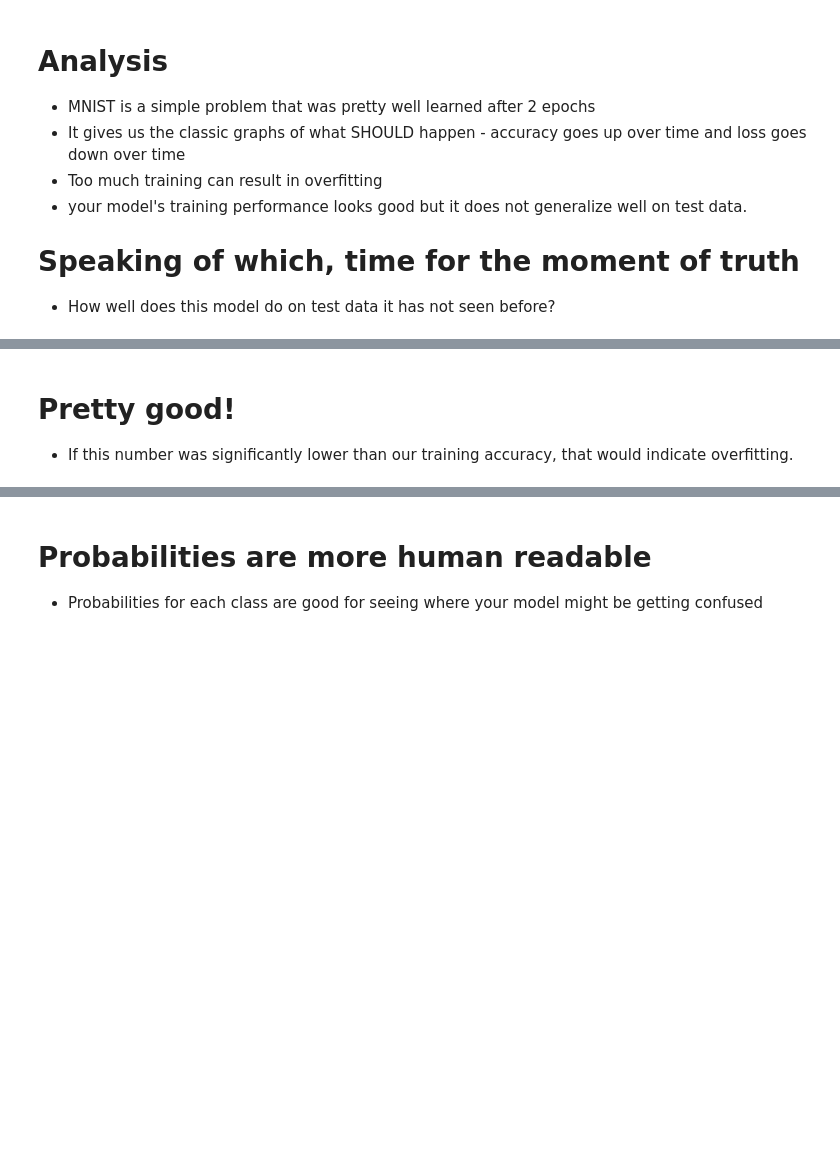
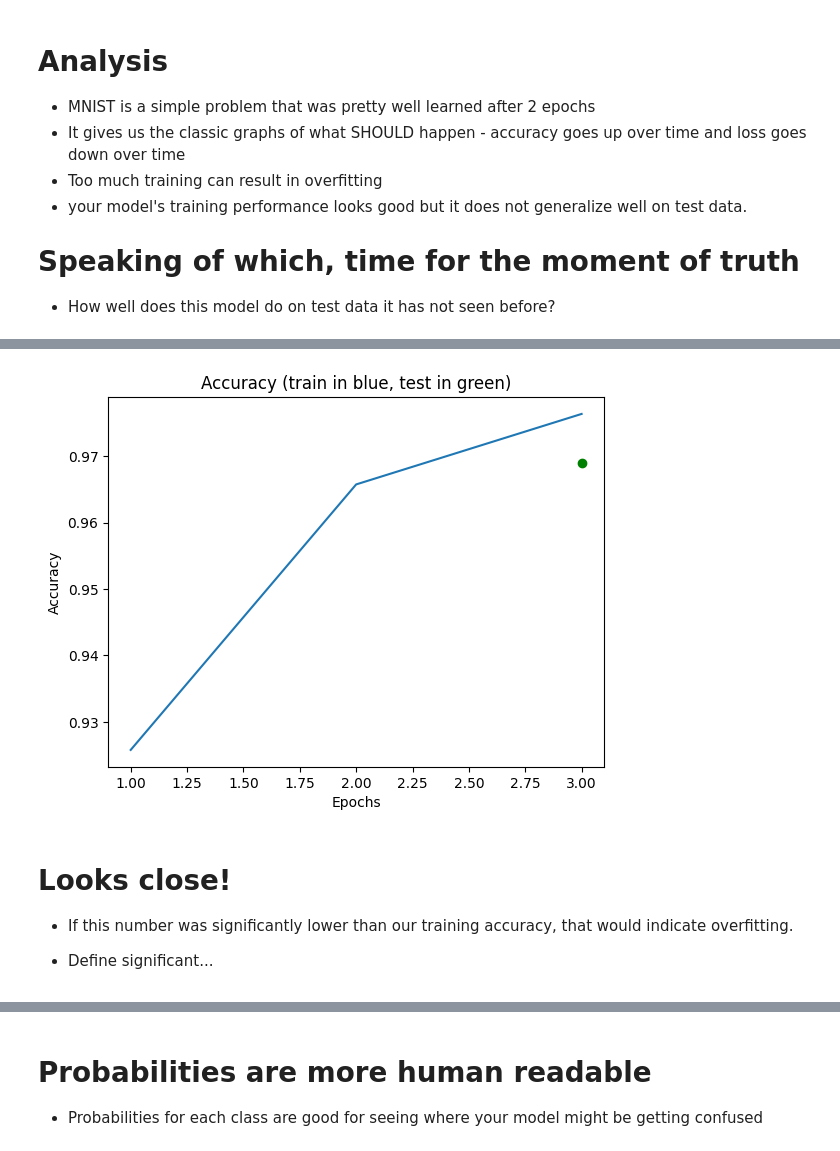
Before and after one commit to chpc-uofu/AIML_Intro, a Jupyter notebook: notebooks/ML_Mnist_2_withoutput.ipynb, the cells around one changed output, grey strips where cells are left out. Cells and saved outputs as stored; diff of their text form; code cells hidden in the pictures; blank space fills up the shorter version.

```diff
--- a/notebooks/ML_Mnist_2_withoutput.ipynb
+++ b/notebooks/ML_Mnist_2_withoutput.ipynb
@@ -226,4 +240,11 @@ plt.show()
 # %%
 test_loss, test_acc = model.evaluate(test_images, test_labels, verbose=2)
 print('\nTest accuracy:', test_acc)
+#Plot accuracy and loss graphs
+plt.xlabel('Epochs')
+plt.plot(range(1, epochs + 1), history.acc)
+plt.plot([epochs], [test_acc], color='green', marker='o')
+plt.title('Accuracy (train in blue, test in green)')
+plt.ylabel('Accuracy')
+plt.show()
 # %% [output]
@@ -233,5 +254,8 @@ Test accuracy: 0.9733999967575073
+[figure, added]
 # %% [markdown]
-# Pretty good!
+# Looks close!
 
 * If this number was significantly lower than our training accuracy, that would indicate overfitting.
+
+* Define significant...
 # %%
```
Also changed, not shown: parts of 24 cells of this notebook, 2 other files.
